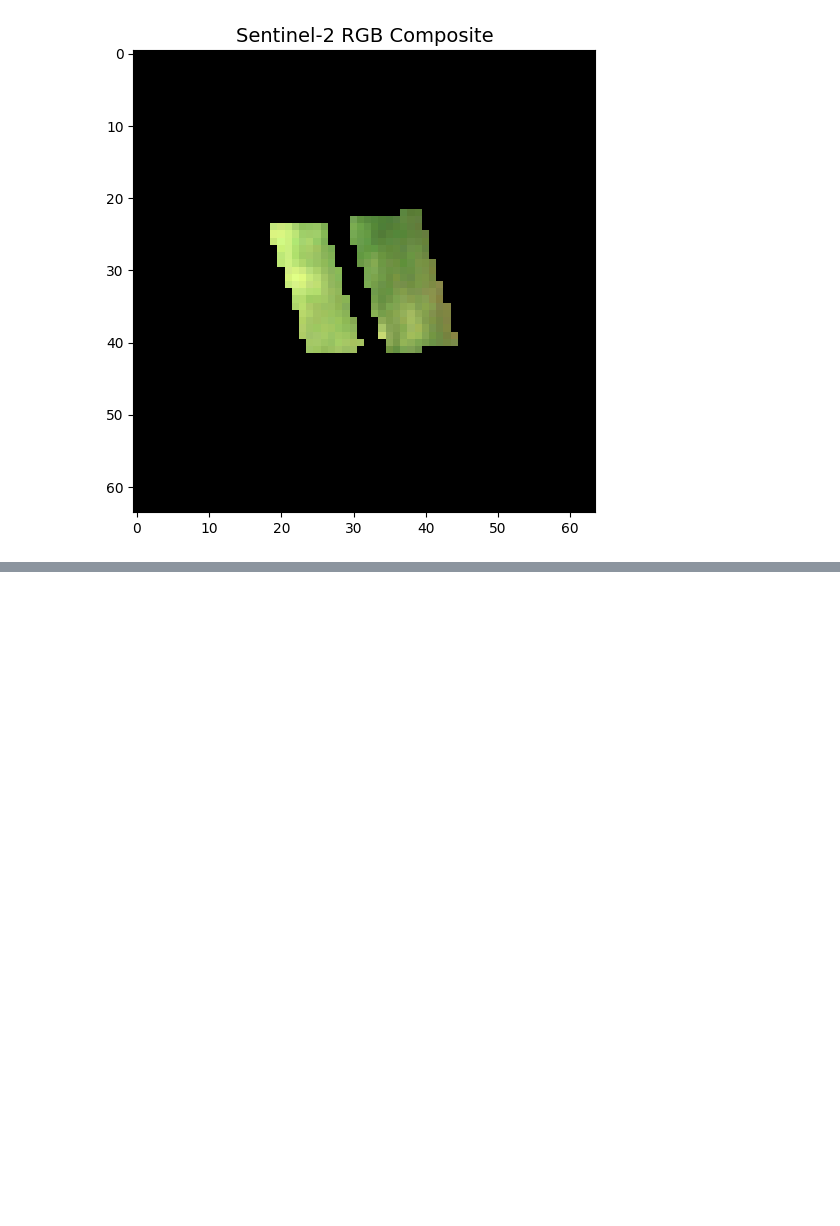
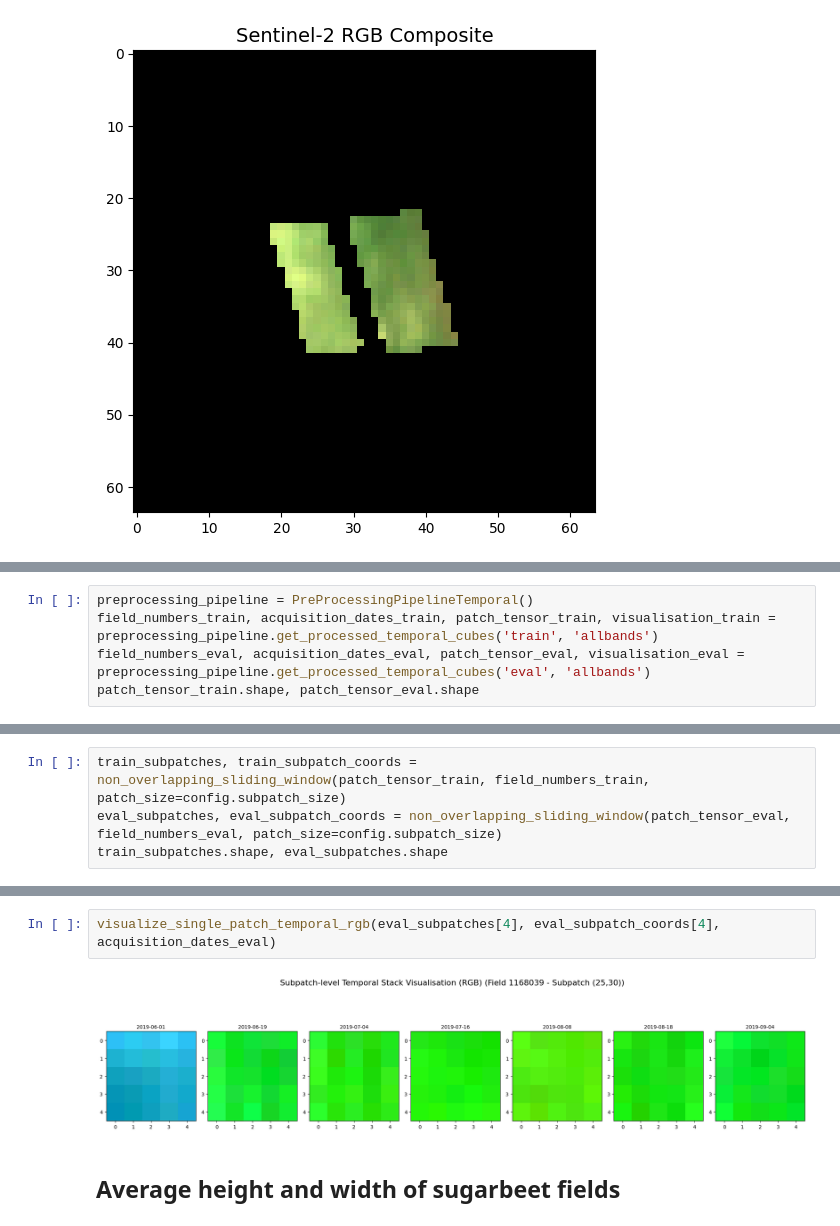
Before and after one commit to bhumikasadbhave/Master-Thesis-SITS, a Jupyter notebook: Modeling/preliminary_tests.ipynb, the cells around one changed output, grey strips where cells are left out. Drawn from its saved outputs; the diff is of its cells as text; blank space fills up the shorter version.

```diff
--- a/Modeling/preliminary_tests.ipynb
+++ b/Modeling/preliminary_tests.ipynb
@@ -190,0 +268,5 @@ visualise_rgb(visualisation_eval_nt[26])
+# %%
+preprocessing_pipeline = PreProcessingPipelineTemporal()
+field_numbers_train, acquisition_dates_train, patch_tensor_train, visualisation_train = preprocessing_pipeline.get_processed_temporal_cubes('train', 'allbands')
+field_numbers_eval, acquisition_dates_eval, patch_tensor_eval, visualisation_eval = preprocessing_pipeline.get_processed_temporal_cubes('eval', 'allbands')
+patch_tensor_train.shape, patch_tensor_eval.shape
@@ -190,0 +277,4 @@ visualise_rgb(visualisation_eval_nt[26])
+# %%
+train_subpatches, train_subpatch_coords = non_overlapping_sliding_window(patch_tensor_train, field_numbers_train, patch_size=config.subpatch_size)
+eval_subpatches, eval_subpatch_coords = non_overlapping_sliding_window(patch_tensor_eval, field_numbers_eval, patch_size=config.subpatch_size)
+train_subpatches.shape, eval_subpatches.shape
@@ -190,0 +318,6 @@ visualise_rgb(visualisation_eval_nt[26])
+# %%
+visualize_single_patch_temporal_rgb(eval_subpatches[4], eval_subpatch_coords[4], acquisition_dates_eval)
+# %% [output]
+[figure, added]
+# %% [markdown]
+## Average height and width of sugarbeet fields
```
Also changed, not shown: parts of 36 cells of this notebook, 6 other files.
